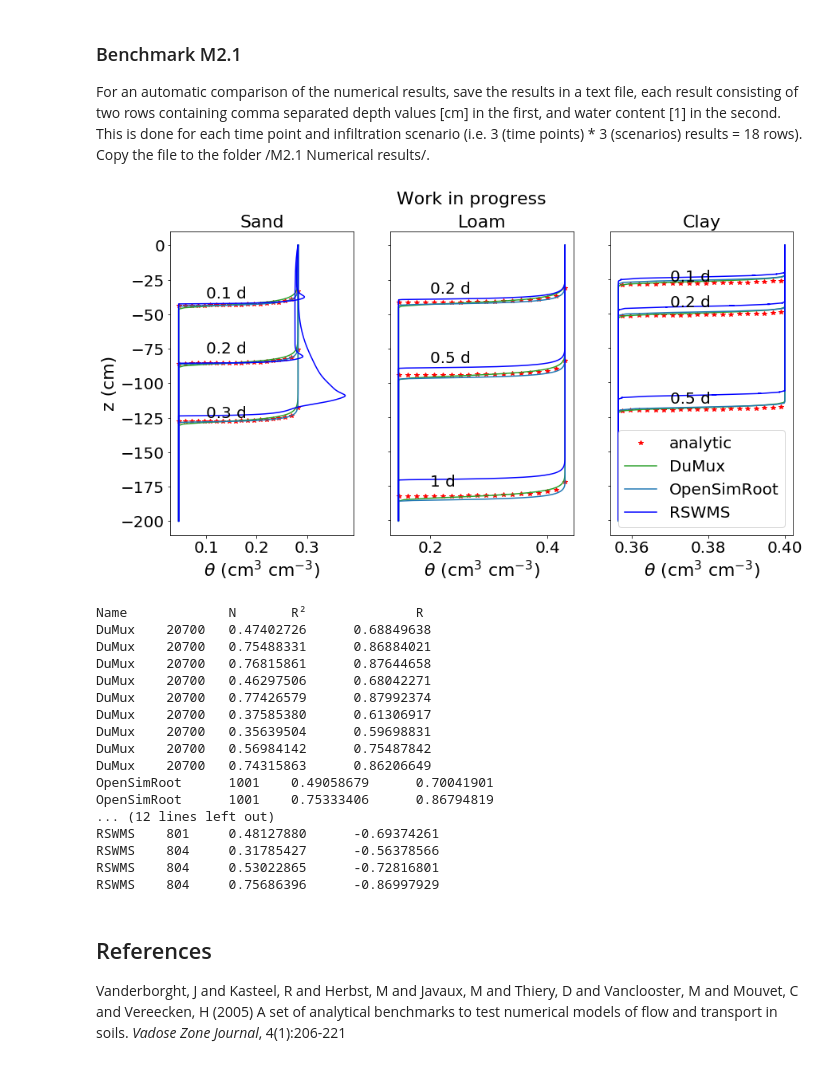
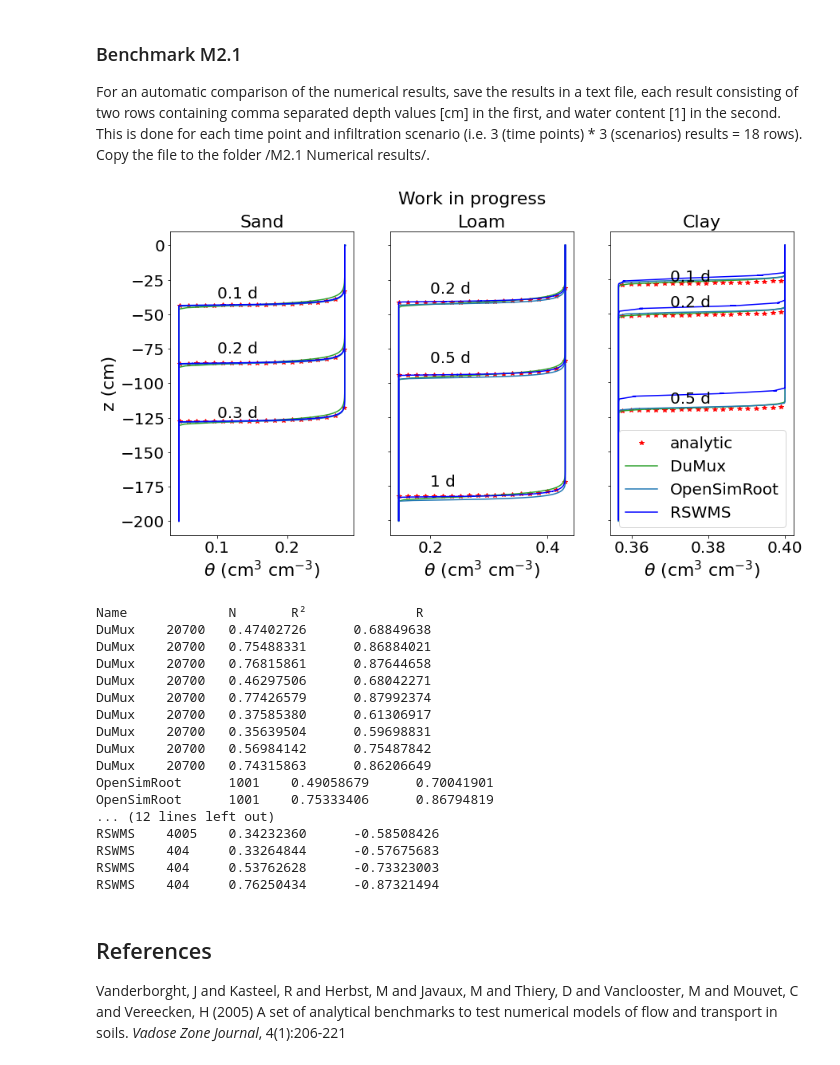
Before and after one commit to RSA-benchmarks/collaborative-comparison, a Jupyter notebook: M2 Water flow in soil/M2.1 Infiltration/M2.1 Automated comparison.ipynb, the cells around one changed output. Cells and saved outputs as stored; diff of their text form; code cells hidden in the pictures.

```diff
--- a/M2 Water flow in soil/M2.1 Infiltration/M2.1 Automated comparison.ipynb
+++ b/M2 Water flow in soil/M2.1 Infiltration/M2.1 Automated comparison.ipynb
@@ -139,6 +139,7 @@ for dirname, dirnames, filenames in os.walk('M2.1 Numerical results/.'):
             data = []
             with open('M2.1 Numerical results/'+f) as fp:
                 for line in fp:
+                    line = line.replace("NaN", "1.0")
                     s = ast.literal_eval("["+line+"]")
                     data.append(s)
             for j in range(0,3): # axis
@@ -169,35 +170,35 @@ for dirname, dirnames, filenames in os.walk('M2.1 Numerical results/.'):
                 if j==0:
                     ax[j].set_ylabel("z (cm)") # all file data values are currently [m], I will change that soon
                 else:
                     ax[j].set_yticklabels([])
             cc+=1
         except Exception as ex:
             print("Something went wrong with file "+f)
             print(ex)
 ax[-1].legend()
 plt.rc('font', size=20)          # controls default text sizes
 plt.rc('axes', titlesize=22)     # fontsize of the axes title
 plt.rc('axes', labelsize=22)    # fontsize of the x and y labels
 plt.rc('xtick', labelsize=20)    # fontsize of the tick labels
 plt.rc('ytick', labelsize=20)    # fontsize of the tick labels
 plt.rc('legend', fontsize=20)    # legend fontsize
 plt.rc('figure', titlesize=22)  # fontsize of the figure title
 ax[0].text(0.1, -38, '0.1 d'); ax[0].text(0.1, -78, '0.2 d'); ax[0].text(0.1, -125, '0.3 d')
 ax[1].text(0.2, -35, '0.2 d'); ax[1].text(0.2, -85, '0.5 d'); ax[1].text(0.2, -175, '1 d')
 ax[2].text(0.37, -26, '0.1 d'); ax[2].text(0.37, -45, '0.2 d'); ax[2].text(0.37, -115, '0.5 d')
 ax[0].set_title('Sand')
 ax[1].set_title('Loam')
 ax[2].set_title('Clay')
 #plt.yticks(np.arange(-16,1,4))
-#plt.savefig('m21_results.png', dpi=300, bbox_inches = "tight")
+plt.savefig('m21_results.png', dpi=300, bbox_inches = "tight")
 fig.suptitle("Work in progress")
 plt.show()
 
 print("Name\t\t", "N\t", "R²\t\t", "R")
 for i in range(0,len(nn)):
     print(l[i]+"\t",nn[i],"\t",'{:2.8f}'.format(rsquare[i]),"\t",'{:2.8f}'.format(r[i]) ) # '{:2.8f}'.format(rsme[i]),"\t",
 # %% [output]
-[figure, old version]
+[figure, new version]
 Name             N       R²              R
 DuMux    20700   0.47402726      0.68849638
 DuMux    20700   0.75488331      0.86884021
@@ -211,10 +212,10 @@ DuMux    20700   0.74315863      0.86206649
 OpenSimRoot      1001    0.49058679      0.70041901
 OpenSimRoot      1001    0.75333406      0.86794819
 ... (12 lines left out)
-RSWMS    801     0.48127880      -0.69374261
-RSWMS    804     0.31785427      -0.56378566
-RSWMS    804     0.53022865      -0.72816801
-RSWMS    804     0.75686396      -0.86997929
+RSWMS    4005    0.34232360      -0.58508426
+RSWMS    404     0.33264844      -0.57675683
+RSWMS    404     0.53762628      -0.73323003
+RSWMS    404     0.76250434      -0.87321494
 # %% [markdown]
 ## References
 Vanderborght, J and Kasteel, R and Herbst, M and Javaux, M and Thiery, D and Vanclooster, M and Mouvet, C and Vereecken, H (2005) A set of analytical benchmarks to test numerical models of flow and transport in soils. *Vadose Zone Journal*, 4(1):206-221
```
Also changed, not shown: 3 other files.
